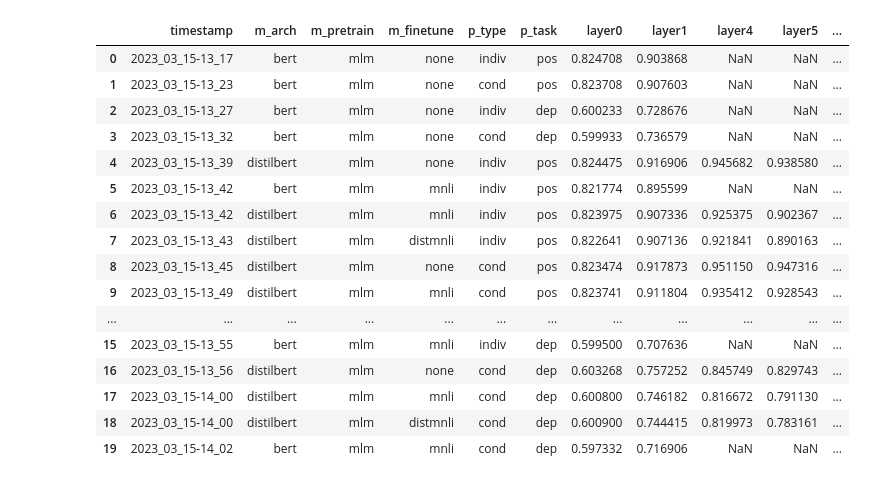
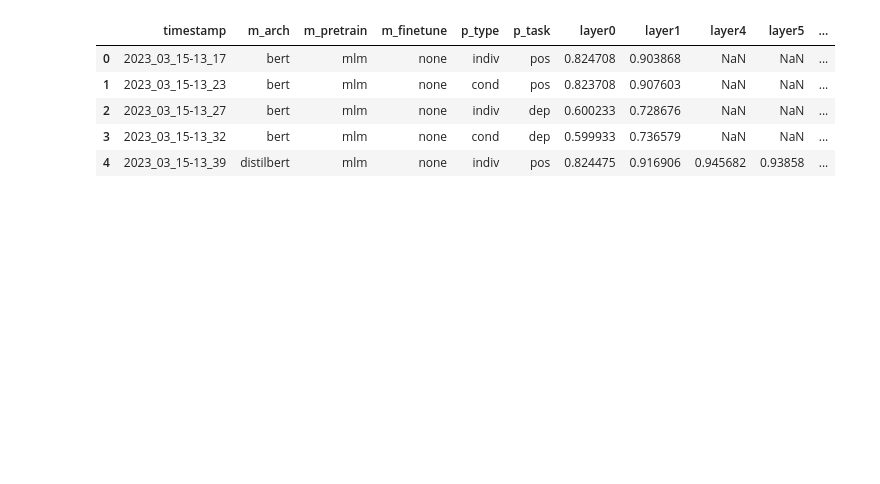
Before and after one commit to zy-f/nlp-distill-probing, a Jupyter notebook: visualization.ipynb, the cells around one changed output. Cells and saved outputs as stored; diff of their text form; code cells hidden in the pictures; blank space fills up the shorter version.

```diff
--- a/visualization.ipynb
+++ b/visualization.ipynb
@@ -3,29 +3,18 @@ import pandas as pd
 import matplotlib.pyplot as plt
 plt.style.use('seaborn-v0_8-poster')
 # %%
-fields = ['timestamp', 'm_arch', 'm_pretrain', 'm_finetune', 'p_type', 'p_task'] \
-         + [f'layer{ix}' for ix in [0, 1, 4, 5, 6, 10, 11, 12]]
-df = pd.read_csv('data/probe_outputs.csv', names=fields)
+# fields = ['timestamp', 'm_arch', 'm_pretrain', 'm_finetune', 'p_type', 'p_task'] \
+#          + [f'layer{ix}' for ix in [0, 1, 4, 5, 6, 10, 11, 12]]
+df = pd.read_csv('data/probe_outputs.csv')
 # %%
-df
+df.head()
 # %% [output]
 |  | timestamp | m_arch | m_pretrain | m_finetune | p_type | p_task | layer0 | layer1 | layer4 | layer5 | ... |
 | 0 | 2023_03_15-13_17 | bert | mlm | none | indiv | pos | 0.824708 | 0.903868 | NaN | NaN | ... |
 | 1 | 2023_03_15-13_23 | bert | mlm | none | cond | pos | 0.823708 | 0.907603 | NaN | NaN | ... |
 | 2 | 2023_03_15-13_27 | bert | mlm | none | indiv | dep | 0.600233 | 0.728676 | NaN | NaN | ... |
 | 3 | 2023_03_15-13_32 | bert | mlm | none | cond | dep | 0.599933 | 0.736579 | NaN | NaN | ... |
-| 4 | 2023_03_15-13_39 | distilbert | mlm | none | indiv | pos | 0.824475 | 0.916906 | 0.945682 | 0.938580 | ... |
-| 5 | 2023_03_15-13_42 | bert | mlm | mnli | indiv | pos | 0.821774 | 0.895599 | NaN | NaN | ... |
-| 6 | 2023_03_15-13_42 | distilbert | mlm | mnli | indiv | pos | 0.823975 | 0.907336 | 0.925375 | 0.902367 | ... |
-| 7 | 2023_03_15-13_43 | distilbert | mlm | distmnli | indiv | pos | 0.822641 | 0.907136 | 0.921841 | 0.890163 | ... |
-| 8 | 2023_03_15-13_45 | distilbert | mlm | none | cond | pos | 0.823474 | 0.917873 | 0.951150 | 0.947316 | ... |
-| 9 | 2023_03_15-13_49 | distilbert | mlm | mnli | cond | pos | 0.823741 | 0.911804 | 0.935412 | 0.928543 | ... |
-| ... | ... | ... | ... | ... | ... | ... | ... | ... | ... | ... | ... |
-| 15 | 2023_03_15-13_55 | bert | mlm | mnli | indiv | dep | 0.599500 | 0.707636 | NaN | NaN | ... |
-| 16 | 2023_03_15-13_56 | distilbert | mlm | none | cond | dep | 0.603268 | 0.757252 | 0.845749 | 0.829743 | ... |
-| 17 | 2023_03_15-14_00 | distilbert | mlm | mnli | cond | dep | 0.600800 | 0.746182 | 0.816672 | 0.791130 | ... |
-| 18 | 2023_03_15-14_00 | distilbert | mlm | distmnli | cond | dep | 0.600900 | 0.744415 | 0.819973 | 0.783161 | ... |
-| 19 | 2023_03_15-14_02 | bert | mlm | mnli | cond | dep | 0.597332 | 0.716906 | NaN | NaN | ... |
+| 4 | 2023_03_15-13_39 | distilbert | mlm | none | indiv | pos | 0.824475 | 0.916906 | 0.945682 | 0.93858 | ... |
 # %%
 db_layers = [0, 1, 4, 5, 6]
 b_layers = [0, 1, 6, 10, 11, 12]
```
Also changed, not shown: parts of 8 cells of this notebook, 1 other file.
